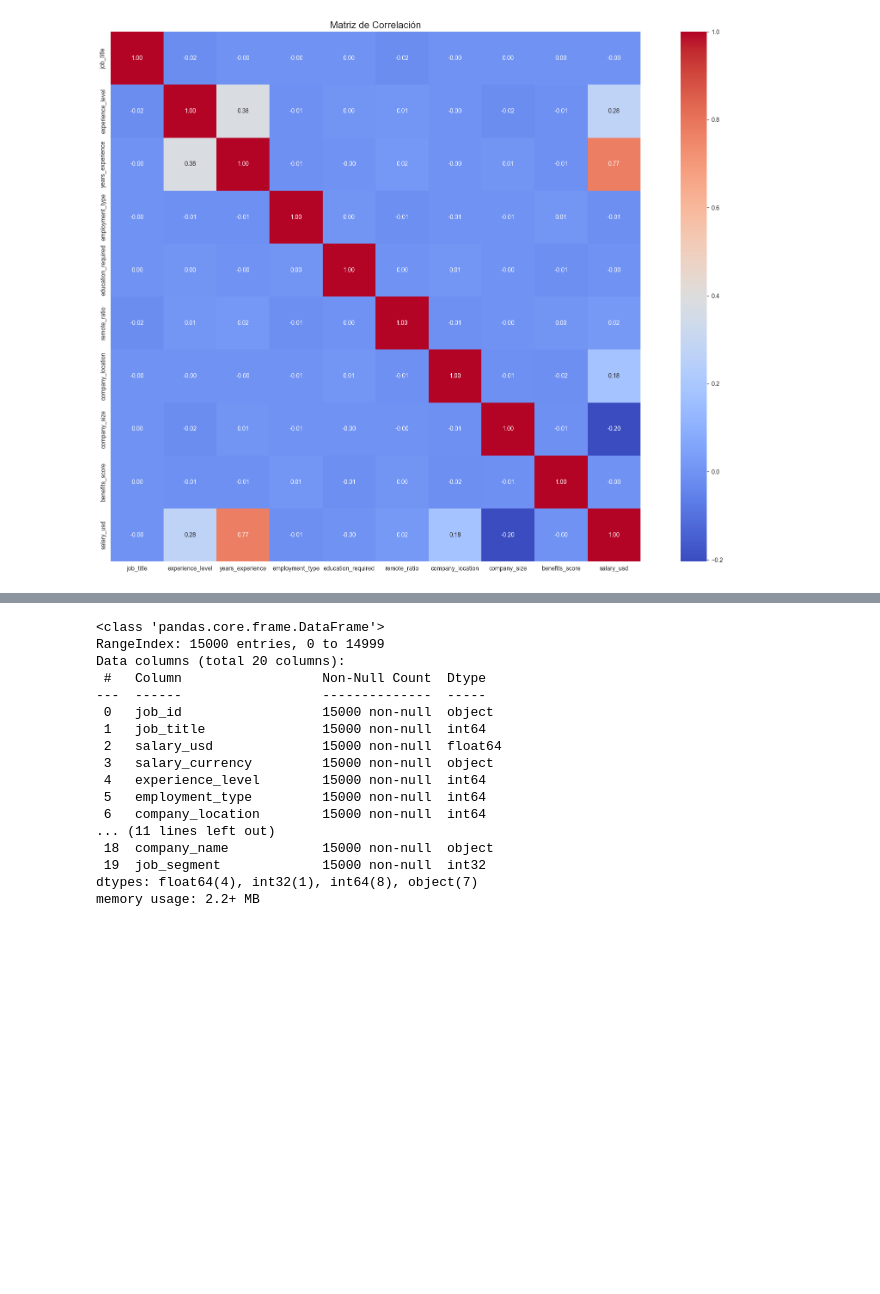
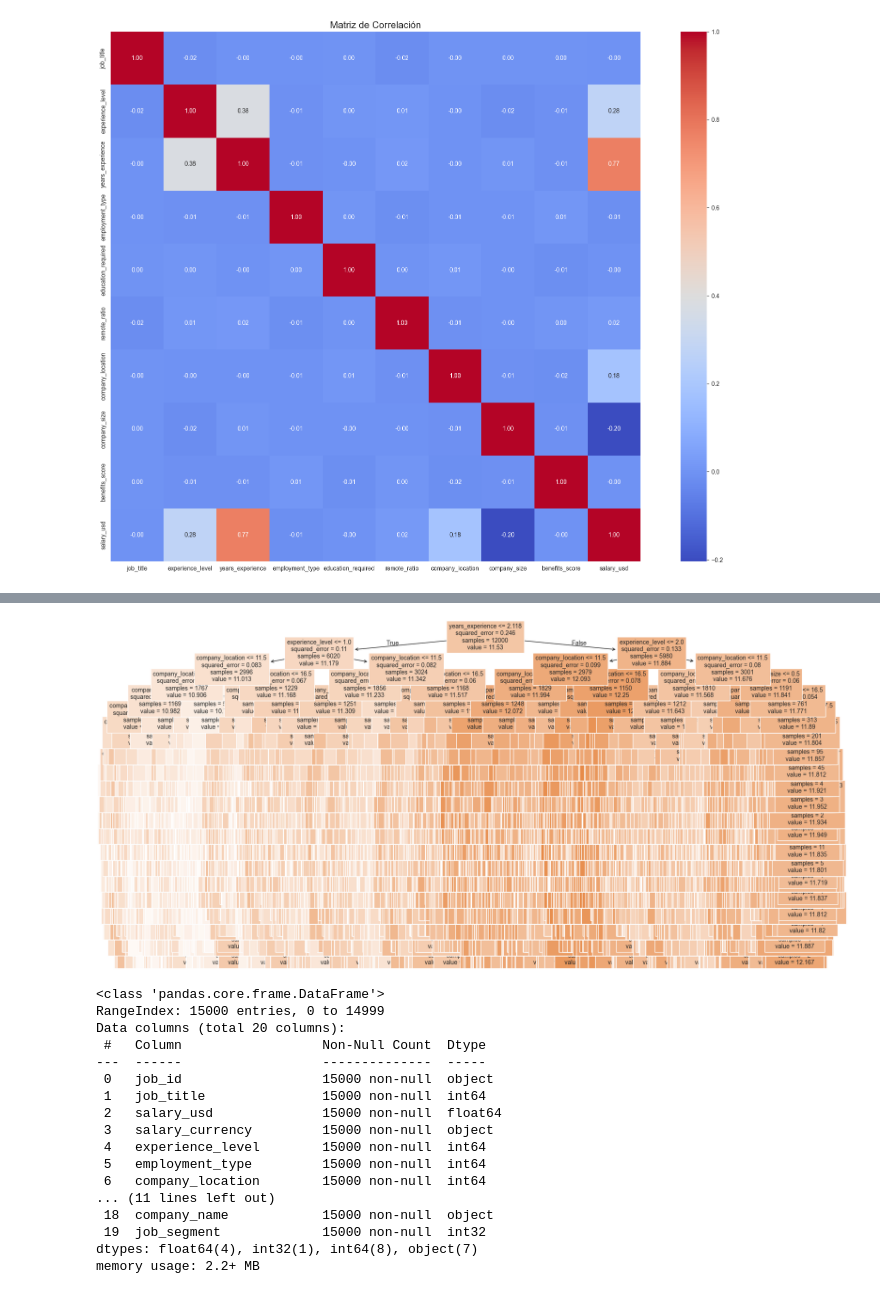
Before and after one commit to Wilmar21/Global_IA_Job_Market_Analysis, a Jupyter notebook: JobsIA.ipynb, the cells around one changed output, grey strips where cells are left out. Saved outputs shown, nothing was run; the diff lists cells and outputs as text; code cells hidden in the pictures; blank space fills up the shorter version.

Commit message:
complemento de modelos

```diff
--- a/JobsIA.ipynb
+++ b/JobsIA.ipynb
@@ -687,0 +774,78 @@ Posible overall-score Caso 2 (005):  10.70276852237726
+# %%
+# Implementacion regresion lineal con arbol de decision
+
+from sklearn.tree import DecisionTreeRegressor
+from sklearn.tree import plot_tree
+import matplotlib.pyplot as plt
+
+nombreColumnas = ['job_title', 'experience_level', 'years_experience', 'employment_type', 'education_required', 'remote_ratio', 'company_location', 'company_size','benefits_score', 'salary_usd']
+jobsDatesetModeloTreeDecision = jobsDatasetClean[nombreColumnas].copy()
+
+variableObjetivo = jobsDatesetModeloTreeDecision['salary_usd']
+jobsDatesetModeloTreeDecision = jobsDatesetModeloTreeDecision.drop(columns=['salary_usd'])
+
+# Creacion de los conjuntos de datos para el modelo de prediccion
+X_train, X_test, y_train, y_test = train_test_split(jobsDatesetModeloTreeDecision, variableObjetivo, test_size=0.2, random_state=42)
+
+arbolModel = DecisionTreeRegressor(max_depth=20, random_state=42)
+arbolModel.fit(X_train, y_train)
+
+y_pred = arbolModel.predict(X_test)
+
+print("Evaluación del Árbol de Regresión:")
+print("MAE:", mean_absolute_error(y_test, y_pred))
+print("MSE:", mean_squared_error(y_test, y_pred))
+print("R²:", r2_score(y_test, y_pred))
+
+evaluarCasoMediaDataset = pandas.DataFrame({
+    'job_title': [9],
+    'experience_level': [1],
+    'years_experience': [2],
+    'employment_type': [1],
+    'education_required': [1],
+    'remote_ratio': [0.5],
+    'company_location': [9],
+    'company_size': [1],
+    'benefits_score': [7]
+}
+)
+
+evaluarCasoDos = pandas.DataFrame({
+    'job_title': [19],
+    'experience_level': [3],
+    'years_experience': [4],
+    'employment_type': [3],
+    'education_required': [3],
+    'remote_ratio': [1.0],
+    'company_location': [19],
+    'company_size': [10],
+    'benefits_score': [2]
+}
+)
+
+evaluarCasoDataset005 = pandas.DataFrame({
+    'job_title': [1],
+    'experience_level': [0],
+    'years_experience': [0.000000],
+    'employment_type': [3],
+    'education_required': [2],
+    'remote_ratio': [1.0],
+    'company_location': [6],
+    'company_size': [2],
+    'benefits_score': [6.6]
+}
+)
+
+prediccion = arbolModel.predict(evaluarCasoMediaDataset)
+print("Posible Salario (media): ", prediccion[0])
+
+prediccionDos = arbolModel.predict(evaluarCasoDos)
+print("Posible Salario Caso 2: ", prediccionDos[0])
+
+prediccionTres = arbolModel.predict(evaluarCasoDataset005)
+print("Posible Salario Caso 3 (005): ", prediccionTres[0])
+
+plt.figure(figsize=(20,10))
+plot_tree(arbolModel, feature_names=jobsDatesetModeloTreeDecision.columns, filled=True, fontsize=10)
+plt.show()
+# %% [output]
@@ -688,3 +859,4 @@ Posible overall-score Caso 2 (005):  10.70276852237726
+[figure, added]
 # %%
 #jobsDatasetClean.to_excel('JobsIA.xlsx', index=False)
 # %%
```
Also changed, not shown: parts of 7 cells of this notebook, 2 other files.
